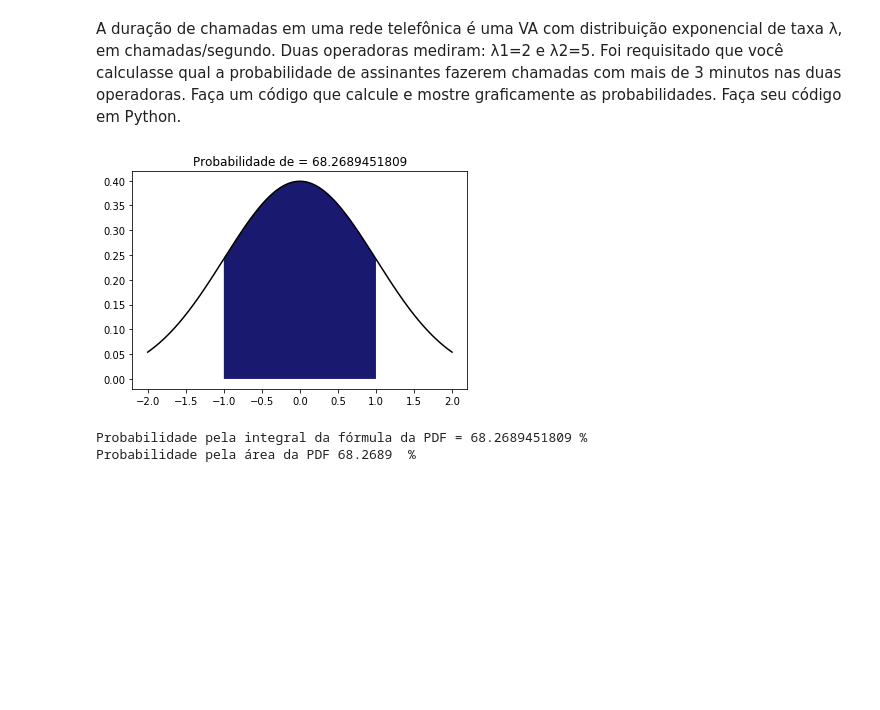
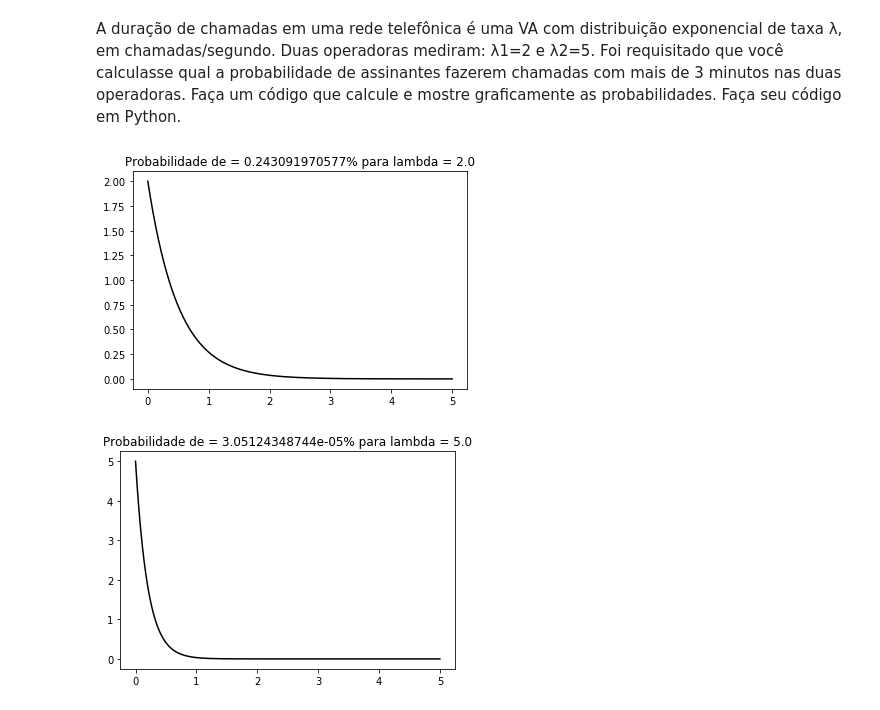
Before and after one commit to luciananobrega/luciana_DCO2004, a Jupyter notebook: h07/Entrega_h07.ipynb, the cells around one changed output. Saved outputs shown, nothing was run; the diff lists cells and outputs as text; code cells hidden in the pictures; blank space fills up the shorter version.

```diff
--- a/h07/Entrega_h07.ipynb
+++ b/h07/Entrega_h07.ipynb
@@ -142,31 +273,33 @@ A duração de chamadas em uma rede telefônica é uma VA com distribuição exp
 # %%
 import numpy as np
 from scipy import stats
 import matplotlib.pyplot as plt
+from sympy import *
+
+# Cálculo da probabilidade
+def calc_prob(sigma):
+    mu = 0                                       # Média
+    T=0.001                                      # Taxa de amostragem
+    x=np.arange(0,5+T,T)                        # Eixo x
+    DistNorm=stats.expon.pdf(x,mu,sigma)         # Distribuição exponencial
+
+    ind = x.tolist().index(3)
+    indices = np.arange(int(ind)+1, len(x))
+    prob1=np.sum(DistNorm[indices])*T*100        # Probabilidade de um evento ocorrer no intervalo
+    plt.plot(x,DistNorm,'k')
+    plt.title('Probabilidade de = ' + str(prob1) +'% para lambda = ' + str(1/sigma))      # Mostra valor verdadeiro de prob1
+    plt.fill_between(x[indices],DistNorm[indices],facecolor='midnightblue')
+    #plt.ylim([0,.00002])
+    plt.show()
+
+
 # Distribuição
-mu = 0                                       # Média
-sigma = 1.0                                  # Desvio padrâo
-T=0.001                                      # Taxa de amostragem
-x=np.arange(-2,2+T,T)                        # Eixo x
-DistNorm=stats.norm.pdf(x,mu,sigma)          # Distribuição normal
-# Cálculo da probabilidade
-limite_esquerdo = np.max(np.where(x<-sigma))
-limite_direito = np.min(np.where(x>sigma))
-indices = np.arange(limite_esquerdo+1,limite_direito)
-prob1=np.sum(DistNorm[indices])*T*100        # Probabilidade de um evento ocorrer no intervalo
-plt.plot(x,DistNorm,'k')
-plt.title('Probabilidade de = ' + str(prob1))      # Mostra valor verdadeiro de prob1
-plt.fill_between(x[indices],DistNorm[indices],facecolor='midnightblue')
-plt.show()
-# calculando diretamente da integral
-from sympy import *
-init_printing(use_unicode=False, wrap_line=False, no_global=True)
-x, f = symbols('x f')
-f = 1/(sqrt(2*pi*sigma**2))*exp(-(x-mu)**2/(2*sigma**2))
-prob2 = integrate(f, (x,-sigma,sigma))
-print("Probabilidade pela integral da fórmula da PDF = "+str(prob1)+" %")
-print('Probabilidade pela área da PDF {:02.4f}  %'.format(prob2*100))
+
+lamb1 = 2; sigma1 = 1/lamb1
+lamb2 = 5; sigma2 = 1/lamb2
+
+calc_prob(sigma1)
+calc_prob(sigma2)
 # %% [output]
-[figure, old version]
+[figure, new version]
-Probabilidade pela integral da fórmula da PDF = 68.2689451809 %
-Probabilidade pela área da PDF 68.2689  %
+[figure, added]
```
Also changed, not shown: parts of 15 cells of this notebook.
